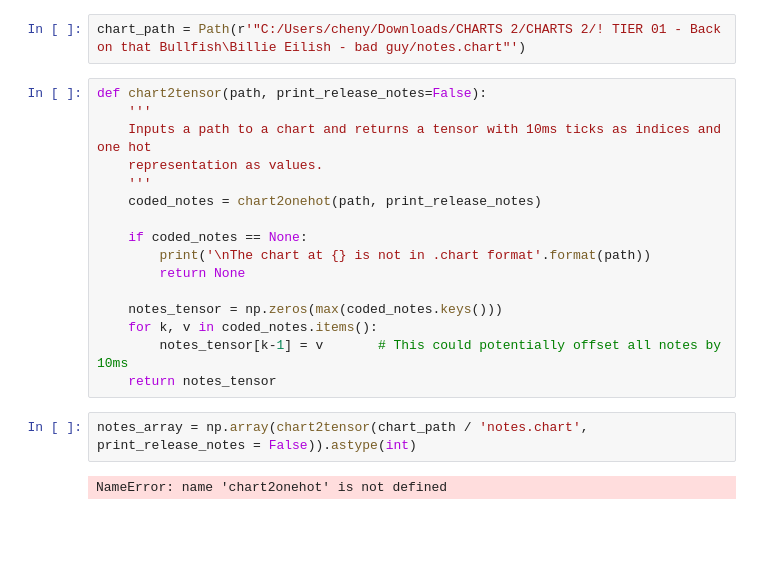
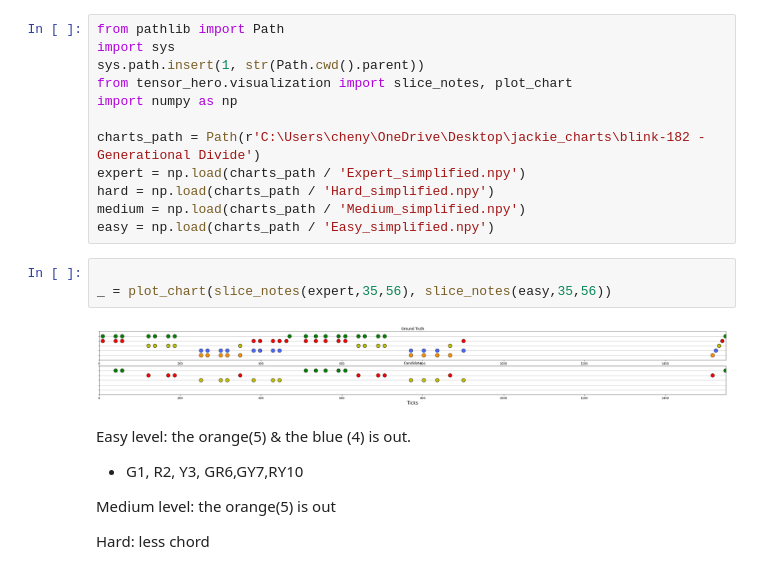
Before and after one commit to elliottwaissbluth/tensor-hero, a Jupyter notebook: Difficulty_anal/diff_explore.ipynb, the cells around one changed output. Saved outputs shown, nothing was run; the diff lists cells and outputs as text; blank space fills up the shorter version.

```diff
--- a/Difficulty_anal/diff_explore.ipynb
+++ b/Difficulty_anal/diff_explore.ipynb
@@ -19,22 +1,24 @@ from itertools import combinations
-# %%
-chart_path = Path(r'"C:/Users/cheny/Downloads/CHARTS 2/CHARTS 2/! TIER 01 - Back on that Bullfish\Billie Eilish - bad guy/notes.chart"')
-# %%
-def chart2tensor(path, print_release_notes=False):
-    '''
-    Inputs a path to a chart and returns a tensor with 10ms ticks as indices and one hot
-    representation as values.
-    '''
-    coded_notes = chart2onehot(path, print_release_notes)
-
-    if coded_notes == None:
-        print('\nThe chart at {} is not in .chart format'.format(path))
-        return None
-
-    notes_tensor = np.zeros(max(coded_notes.keys()))
-    for k, v in coded_notes.items():
-        notes_tensor[k-1] = v       # This could potentially offset all notes by 10ms
-    return notes_tensor
-# %%
-notes_array = np.array(chart2tensor(chart_path / 'notes.chart', print_release_notes = False)).astype(int)
-# %% [output]
-NameError: name 'chart2onehot' is not defined
+# %%
+from pathlib import Path
+import sys
+sys.path.insert(1, str(Path.cwd().parent))
+from tensor_hero.visualization import slice_notes, plot_chart
+import numpy as np
+
+charts_path = Path(r'C:\Users\cheny\OneDrive\Desktop\jackie_charts\blink-182 - Generational Divide')
+expert = np.load(charts_path / 'Expert_simplified.npy')
+hard = np.load(charts_path / 'Hard_simplified.npy')
+medium = np.load(charts_path / 'Medium_simplified.npy')
+easy = np.load(charts_path / 'Easy_simplified.npy')
+# %%
+
+_ = plot_chart(slice_notes(expert,35,56), slice_notes(easy,35,56))
+# %% [output]
+[figure, added]
+# %% [markdown]
+Easy level: the orange(5) & the blue (4) is out.
+- G1, R2, Y3, GR6,GY7,RY10
+
+Medium level: the orange(5) is out
+
+Hard: less chord
```
Also changed, not shown: parts of 21 cells of this notebook, 1 other file.
